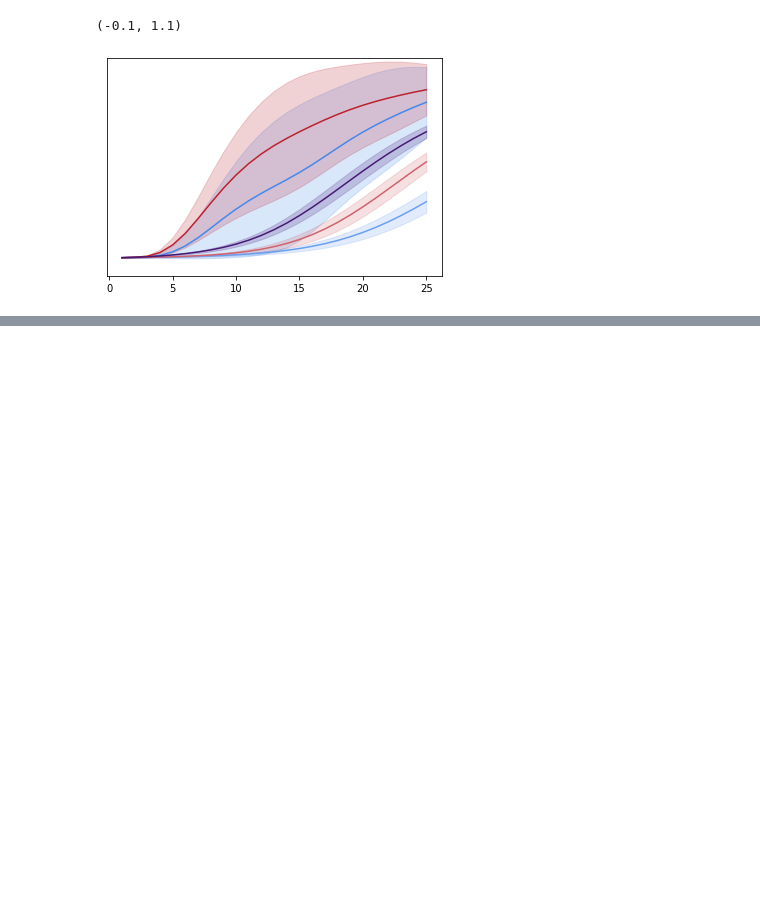
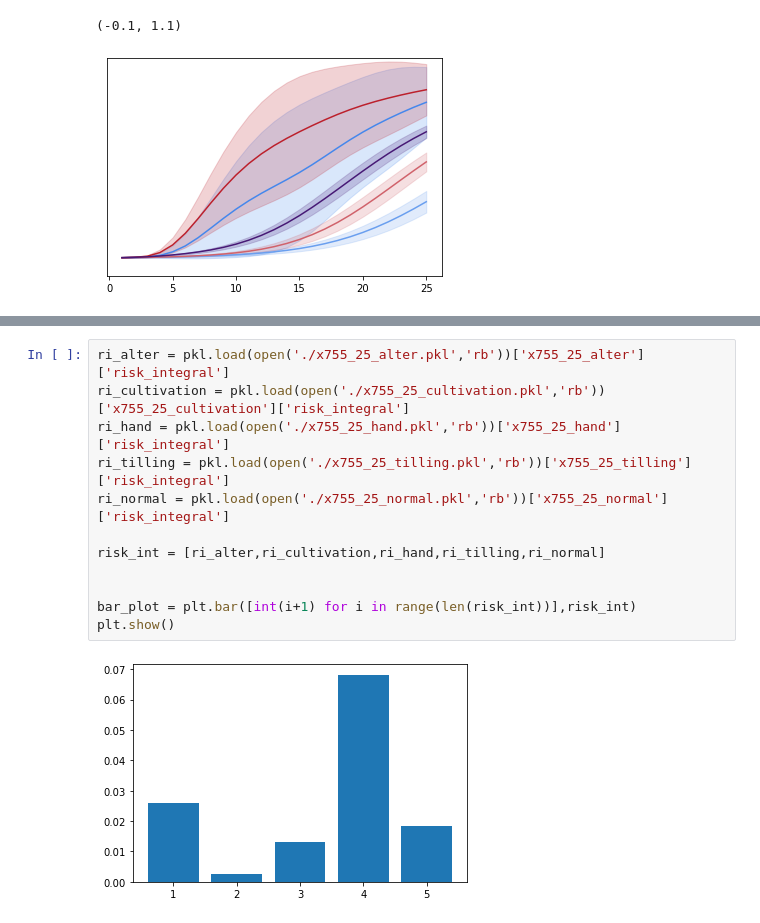
Before and after one commit to Sakib1418/Corteva, a Jupyter notebook: plot.ipynb, the cells around one changed output, grey strips where cells are left out. Drawn from its saved outputs; the diff is of its cells as text; blank space fills up the shorter version.

```diff
--- a/plot.ipynb
+++ b/plot.ipynb
@@ -123,0 +194,14 @@ NameError: name 'x' is not defined
+# %%
+ri_alter = pkl.load(open('./x755_25_alter.pkl','rb'))['x755_25_alter']['risk_integral']
+ri_cultivation = pkl.load(open('./x755_25_cultivation.pkl','rb'))['x755_25_cultivation']['risk_integral']
+ri_hand = pkl.load(open('./x755_25_hand.pkl','rb'))['x755_25_hand']['risk_integral']
+ri_tilling = pkl.load(open('./x755_25_tilling.pkl','rb'))['x755_25_tilling']['risk_integral']
+ri_normal = pkl.load(open('./x755_25_normal.pkl','rb'))['x755_25_normal']['risk_integral']
+
+risk_int = [ri_alter,ri_cultivation,ri_hand,ri_tilling,ri_normal]
+
+
+bar_plot = plt.bar([int(i+1) for i in range(len(risk_int))],risk_int)
+plt.show()
+# %% [output]
+[figure, added]
```
Also changed, not shown: parts of 13 cells of this notebook, 7 other files.
